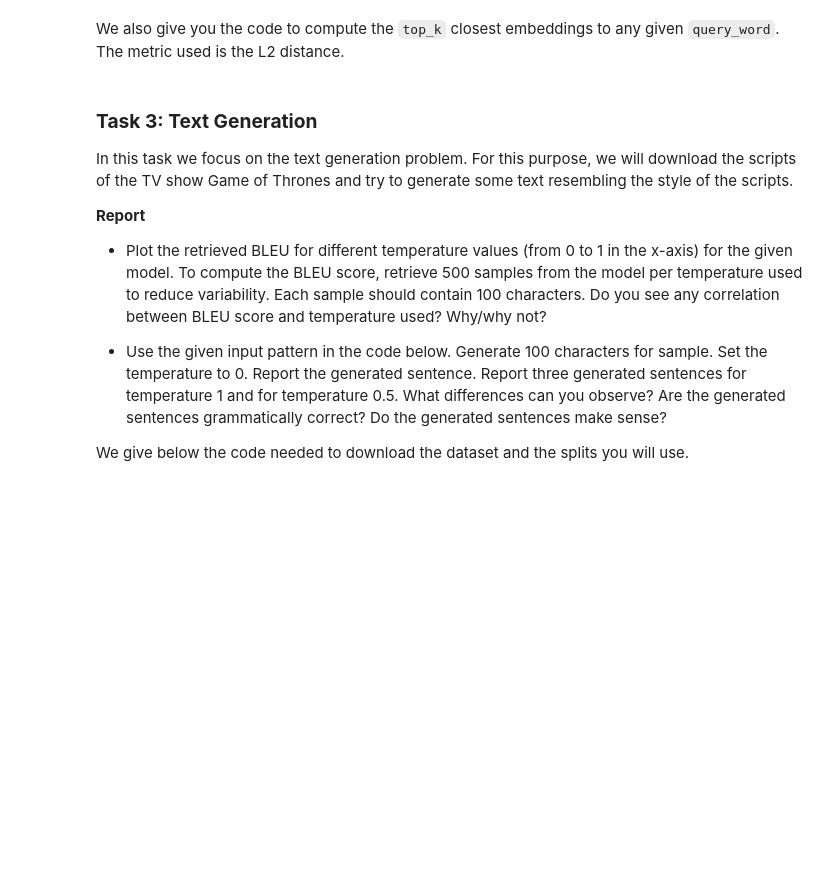
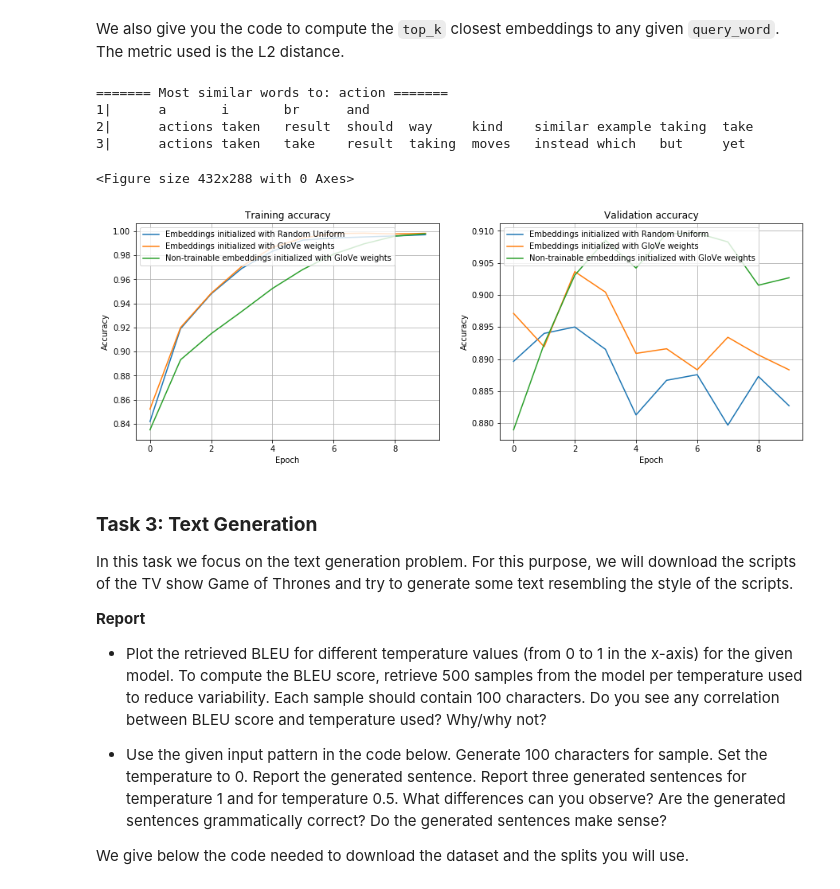
Before and after one commit to alexander3605/deep-learning-course, a Jupyter notebook: 2020_06_RNN.ipynb, the cells around one changed output. Cells and saved outputs as stored; diff of their text form; code cells hidden in the pictures; blank space fills up the shorter version.

```diff
--- a/2020_06_RNN.ipynb
+++ b/2020_06_RNN.ipynb
@@ -1474,9 +1481,27 @@ for idx,text_class_model in enumerate(models_embeddings['models']):
     top_k = 10
 #     print('Most {:d} similar words to {:s}'.format(top_k, query_word))
     most_similar_words = []
+#     print(index_word[dist[12]])
     for k in range(1, top_k+1):
-        most_similar_words.append(index_word[dist[k]])
-#       print("{:d}: {:s}".format(k, index_word[dist[k]]))
-    models_embeddings['most_similar_words'].append(most_similar_words)
+        try:
+            most_similar_words.append(index_word[dist[k]])
+#             print("{:d}: {:s}".format(k, index_word[dist[k]]))
+        except:
+            break
+    out = np.array(most_similar_words)
+    out.resize(10)
+    models_embeddings['most_similar_words'].append(out)
 
-pprint(models_embeddings)
+
+print("======= Most similar words to: action =======")
+for idx, line in enumerate(models_embeddings['most_similar_words']):
+    print(idx+1,end="|\t")
+    for x in line:
+        print(x, end="\t")
+    print()
+# pd.DataFrame(, columns=models_embeddings['names'])
+# %% [output]
+======= Most similar words to: action =======
+1|      a       i       br      and
+2|      actions taken   result  should  way     kind    similar example taking  take
+3|      actions taken   take    result  taking  moves   instead which   but     yet
@@ -1485,3 +1508,30 @@ pprint(models_embeddings)
+# %%
+## TODO ! PLOT LEARNING CURVES AND PRINT MOST_SIMILAR_WORDS
+plt.figure(0)
+plt.figure(figsize=(15,5))
+
+# Plot training accuracy
+plt.subplot(1,2,1)
+for idx, history in enumerate(models_embeddings["histories"]):
+    plt.plot(history.history['accuracy'], label=models_embeddings['names'][idx])
+plt.title('Training accuracy')
+plt.ylabel('Accuracy')
+plt.xlabel('Epoch')
+plt.legend(loc='upper left')
+plt.grid()
+
+# Plot validation accuracy
+plt.subplot(1,2,2)
+for idx, history in enumerate(models_embeddings["histories"]):
+    plt.plot(history.history['val_accuracy'], label=models_embeddings['names'][idx])
+plt.title('Validation accuracy')
+plt.ylabel('Accuracy')
+plt.xlabel('Epoch')
+plt.legend(loc='upper left')
+plt.grid()
+# %% [output]
+<Figure size 432x288 with 0 Axes>
+[figure, added]
 # %% [markdown]
 ### **Task 3: Text Generation**
 In this task we focus on the text generation problem. For this purpose, we will download the scripts of the TV show Game of Thrones and try to generate some text resembling the style of the scripts.
```
Also changed, not shown: parts of 4 cells of this notebook.
